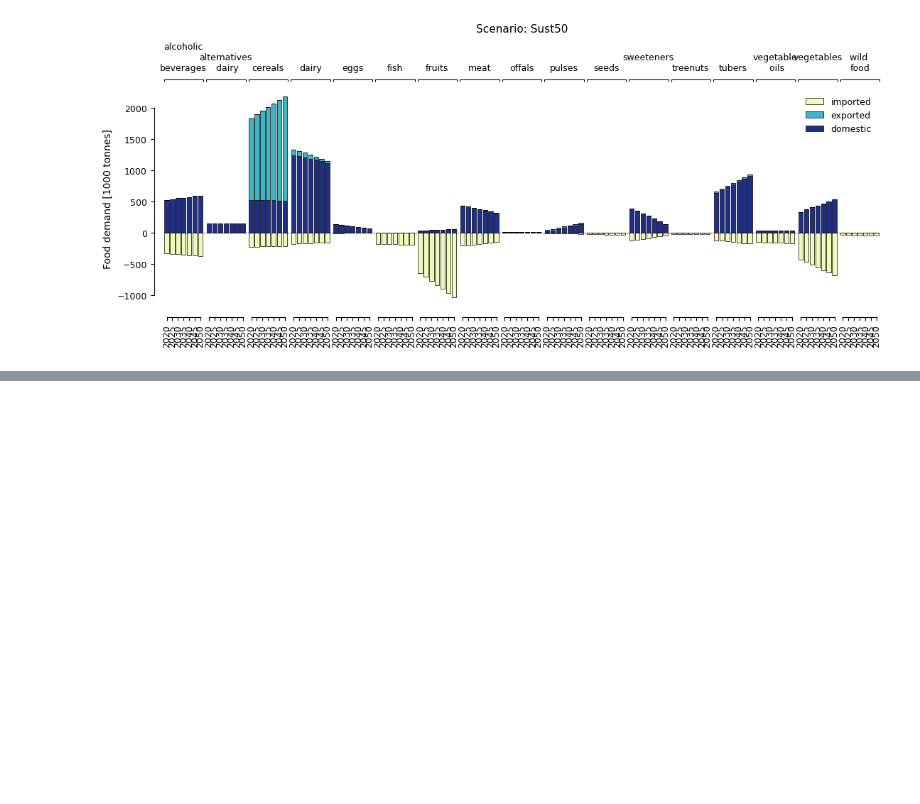
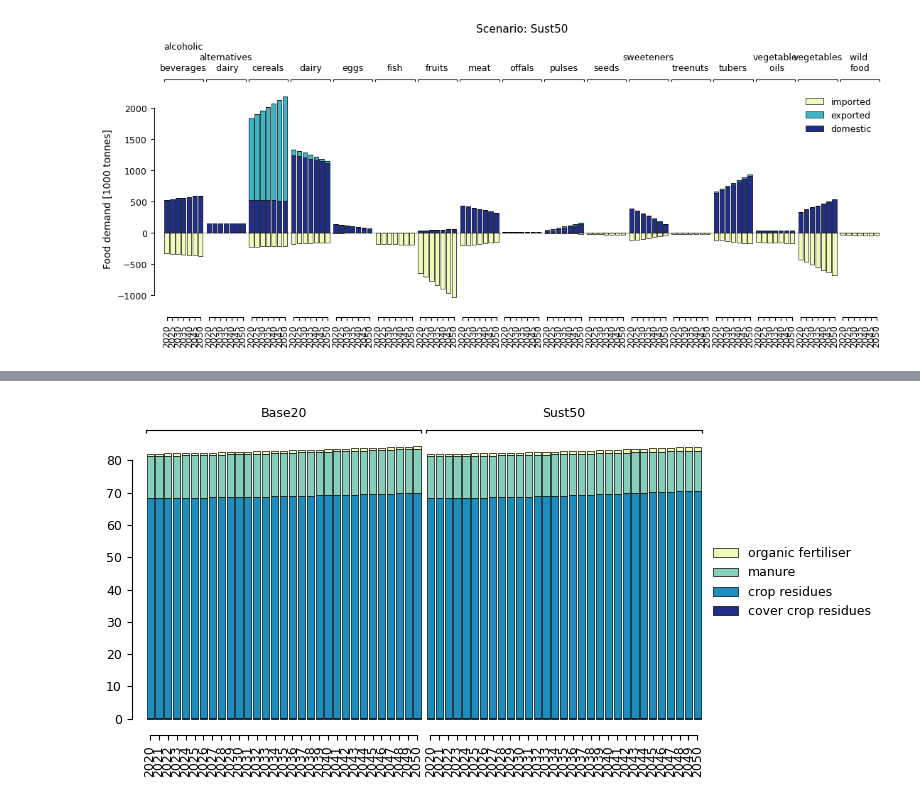
Before and after one commit to SLU-foodsystems/CIBUSmod, a Jupyter notebook: notebooks/example_scenario.ipynb, the cells around one changed output, grey strips where cells are left out. Cells and saved outputs as stored; diff of their text form; code cells hidden in the pictures; blank space fills up the shorter version.

```diff
--- a/notebooks/example_scenario.ipynb
+++ b/notebooks/example_scenario.ipynb
@@ -940,0 +971,14 @@ for scn in session.scenarios():
+# %%
+plot_data = soil.get_data(pool='C', groupby='input') / 1_000 # tonnes C per ha
+fig,ax = plt.subplots(figsize=(8,4))
+cm.plot.bar(
+    plot_data,
+    group_levels='scn',
+    ax=ax,
+    **bar_style
+)
+ax.legend(loc='center left', bbox_to_anchor=(1.0, 0.5), ncol=1, fontsize=9, frameon=False, reverse=True)
+plt.tight_layout()
+plt.show()
+# %% [output]
+[figure, added]
```
Also changed, not shown: parts of 14 cells of this notebook, 1 other file.
